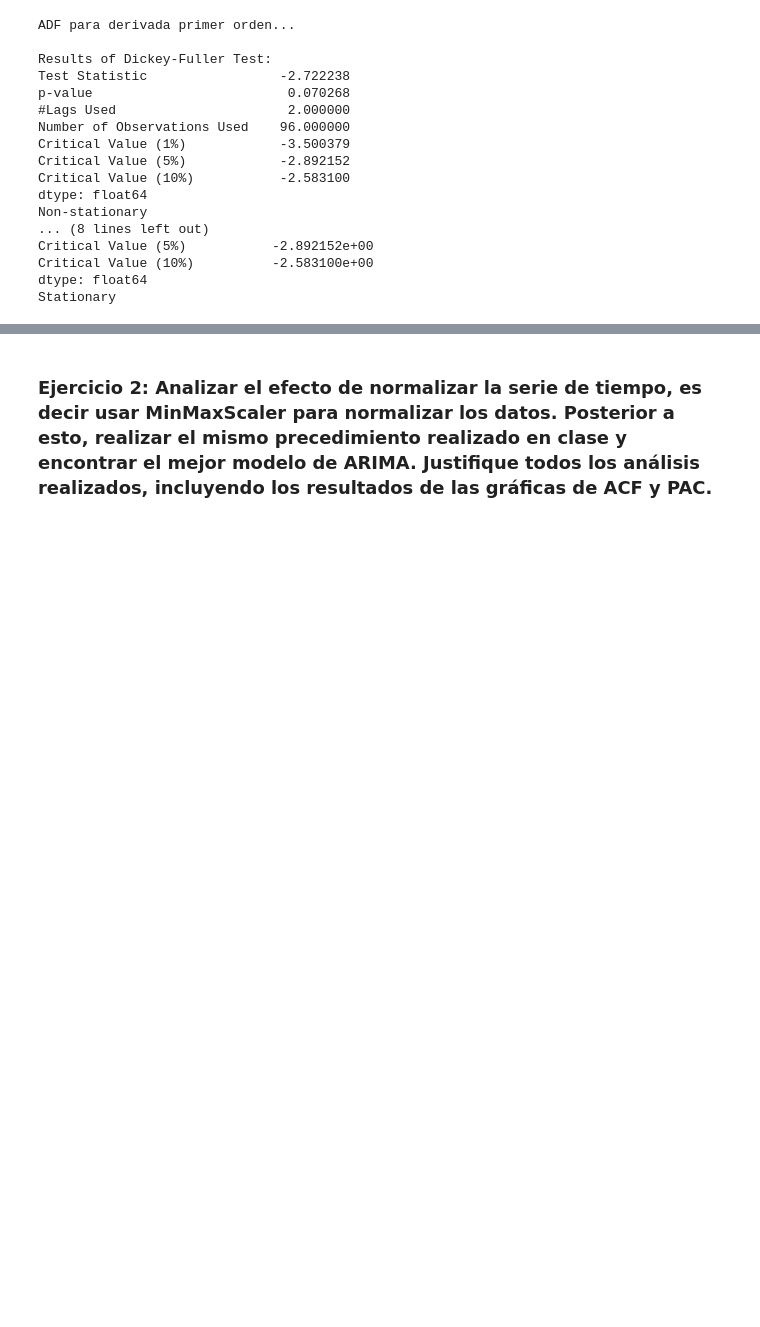
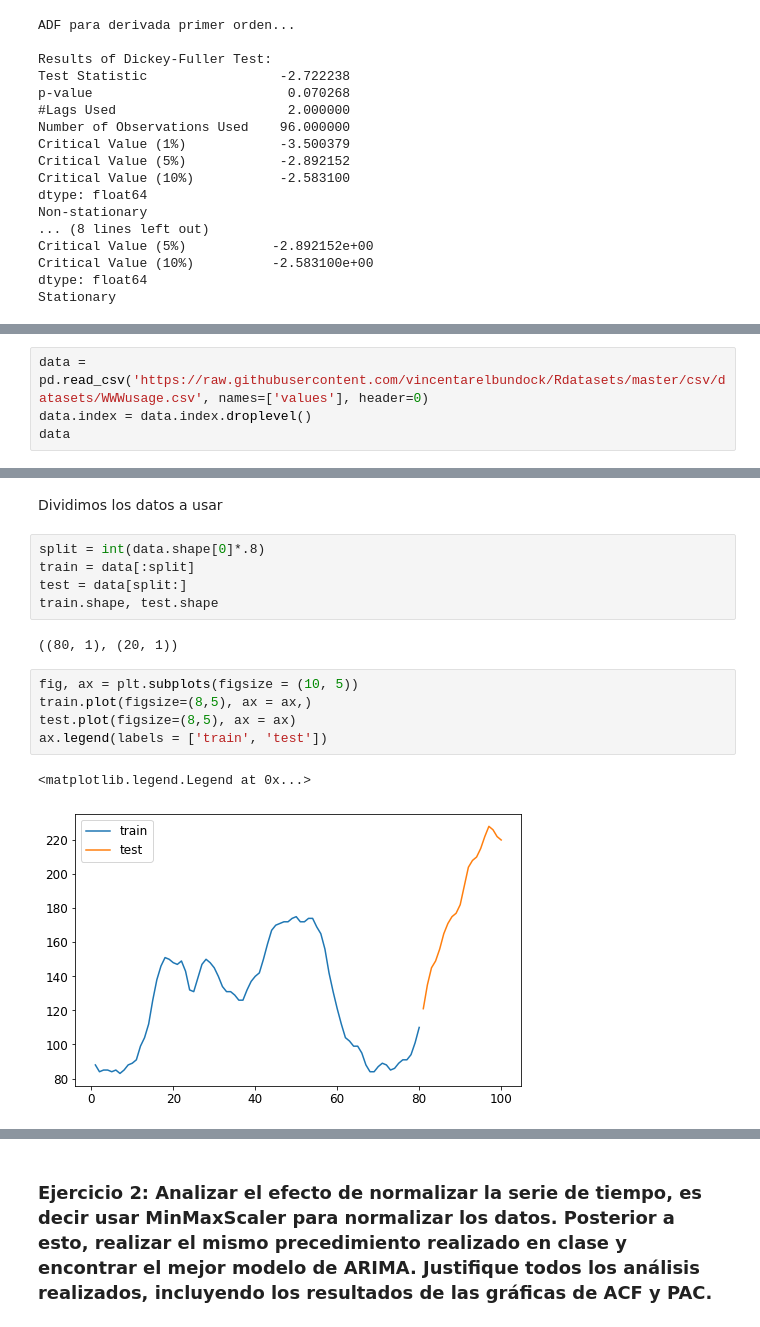
Before and after one commit to paucardenasg/ProyectoConjunto_PDC-RDENAS_RGALLARDO, a Jupyter notebook: Tarea_2.ipynb, the cells around one changed output, grey strips where cells are left out. Drawn from its saved outputs; the diff is of its cells as text; blank space fills up the shorter version.

```diff
--- a/Tarea_2.ipynb
+++ b/Tarea_2.ipynb
@@ -256,0 +251,4 @@ Código de solución estudiante 2
+# %%
+data = pd.read_csv('https://raw.githubusercontent.com/vincentarelbundock/Rdatasets/master/csv/datasets/WWWusage.csv', names=['values'], header=0)
+data.index = data.index.droplevel()
+data
@@ -256,0 +269,17 @@ Código de solución estudiante 2
+# %% [markdown]
+Dividimos los datos a usar
+# %%
+split = int(data.shape[0]*.8)
+train = data[:split]
+test = data[split:]
+train.shape, test.shape
+# %% [output]
+((80, 1), (20, 1))
+# %%
+fig, ax = plt.subplots(figsize = (10, 5))
+train.plot(figsize=(8,5), ax = ax,)
+test.plot(figsize=(8,5), ax = ax)
+ax.legend(labels = ['train', 'test'])
+# %% [output]
+<matplotlib.legend.Legend at 0x...>
+[figure, added]
```
Also changed, not shown: parts of 87 cells of this notebook.
